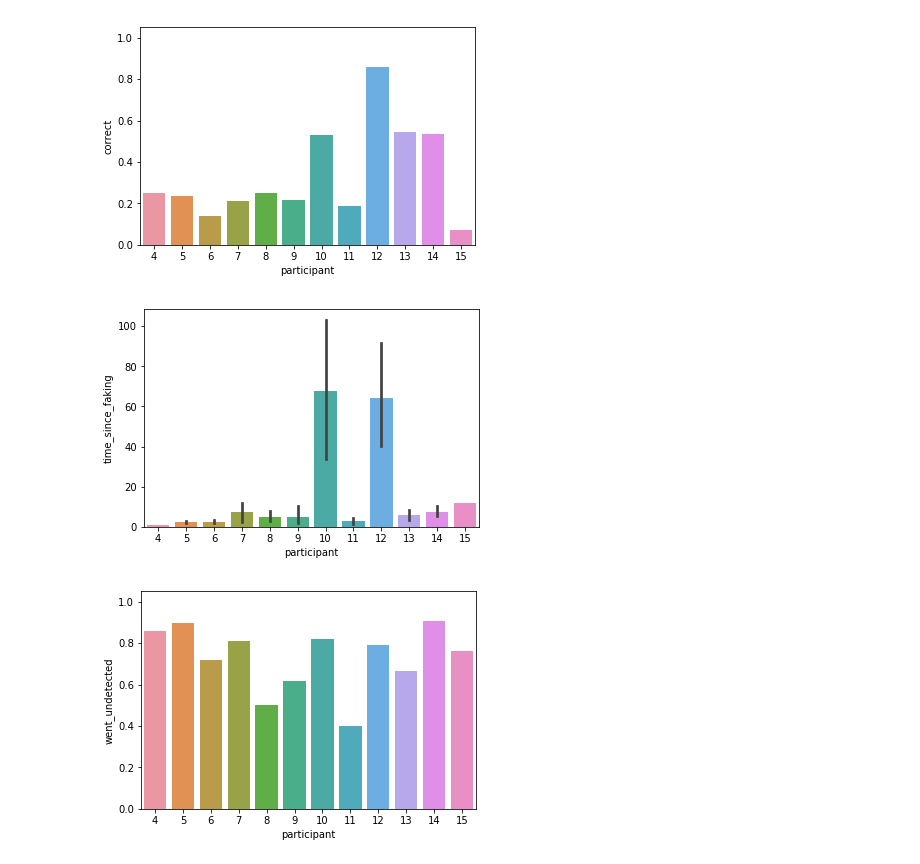
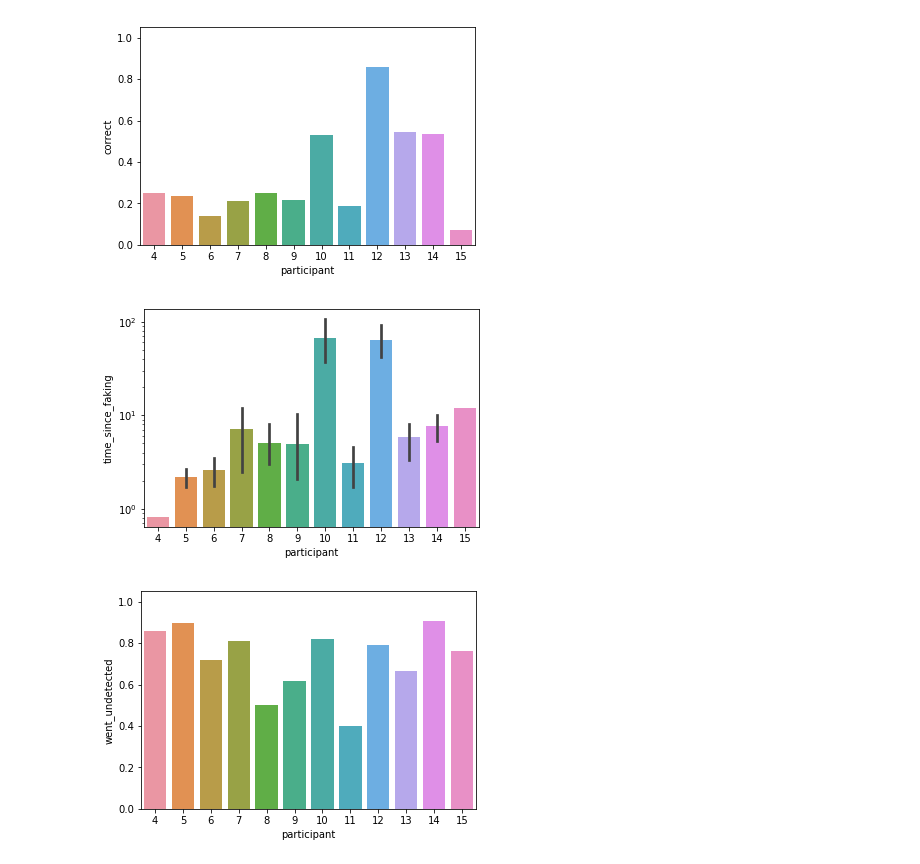
Before and after one commit to Nagasaki45/UnsocialVR, a Jupyter notebook: experiment/Analysis.ipynb, the cells around one changed output. Cells and saved outputs as stored; diff of their text form; code cells hidden in the pictures.

```diff
--- a/experiment/Analysis.ipynb
+++ b/experiment/Analysis.ipynb
@@ -267,9 +267,10 @@ sns.barplot(x='participant', y='correct', errwidth=0, data=accusations);
 # %% [output]
 [figure]
 # %%
-sns.barplot(x='participant', y='time_since_faking', data=accusations);
+ax = sns.barplot(x='participant', y='time_since_faking', data=accusations);
+ax.set_yscale('log')
 # %% [output]
-[figure, old version]
+[figure, new version]
 # %%
 sns.barplot(x='participant', y='went_undetected', errwidth=0, data=faking);
 # %% [output]
```
Also changed, not shown: parts of 6 cells of this notebook.
